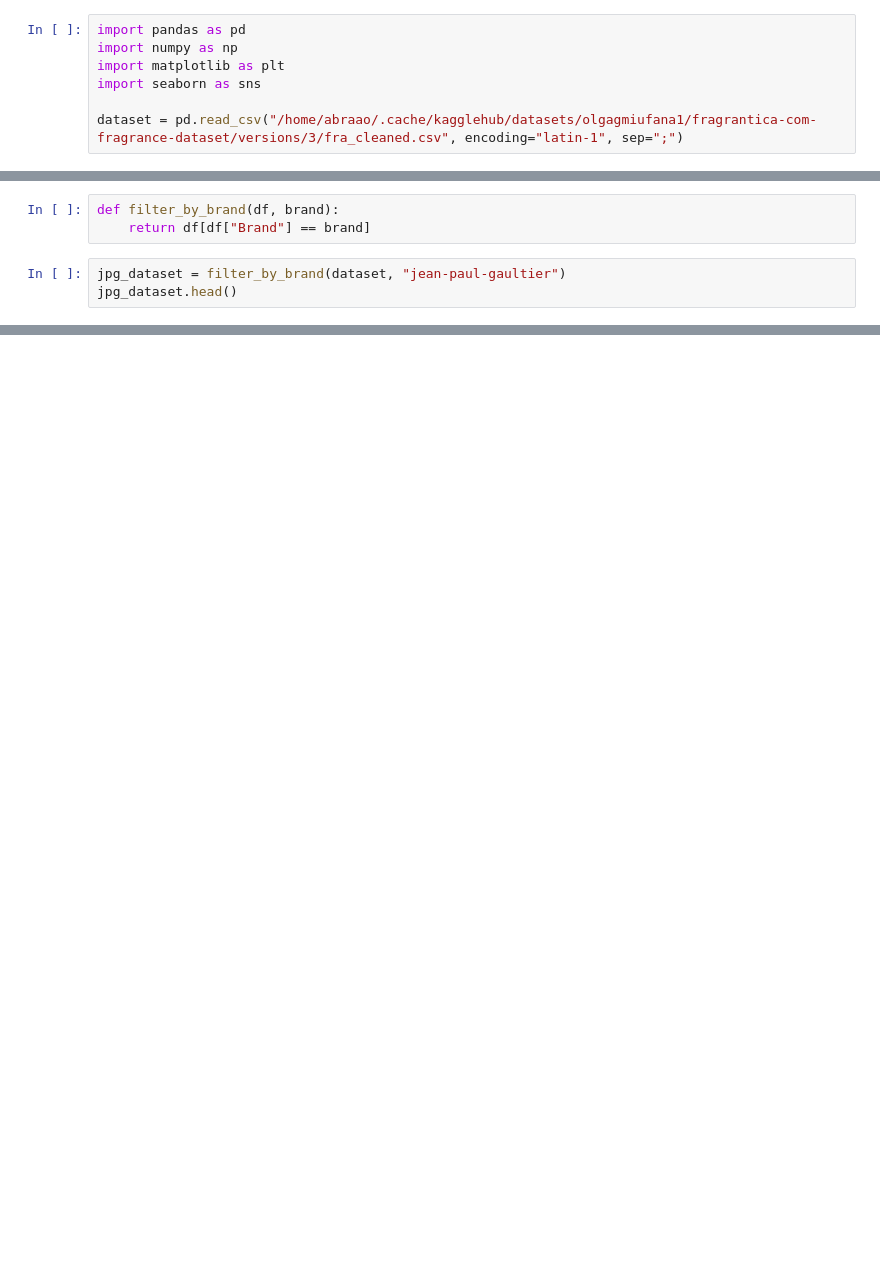
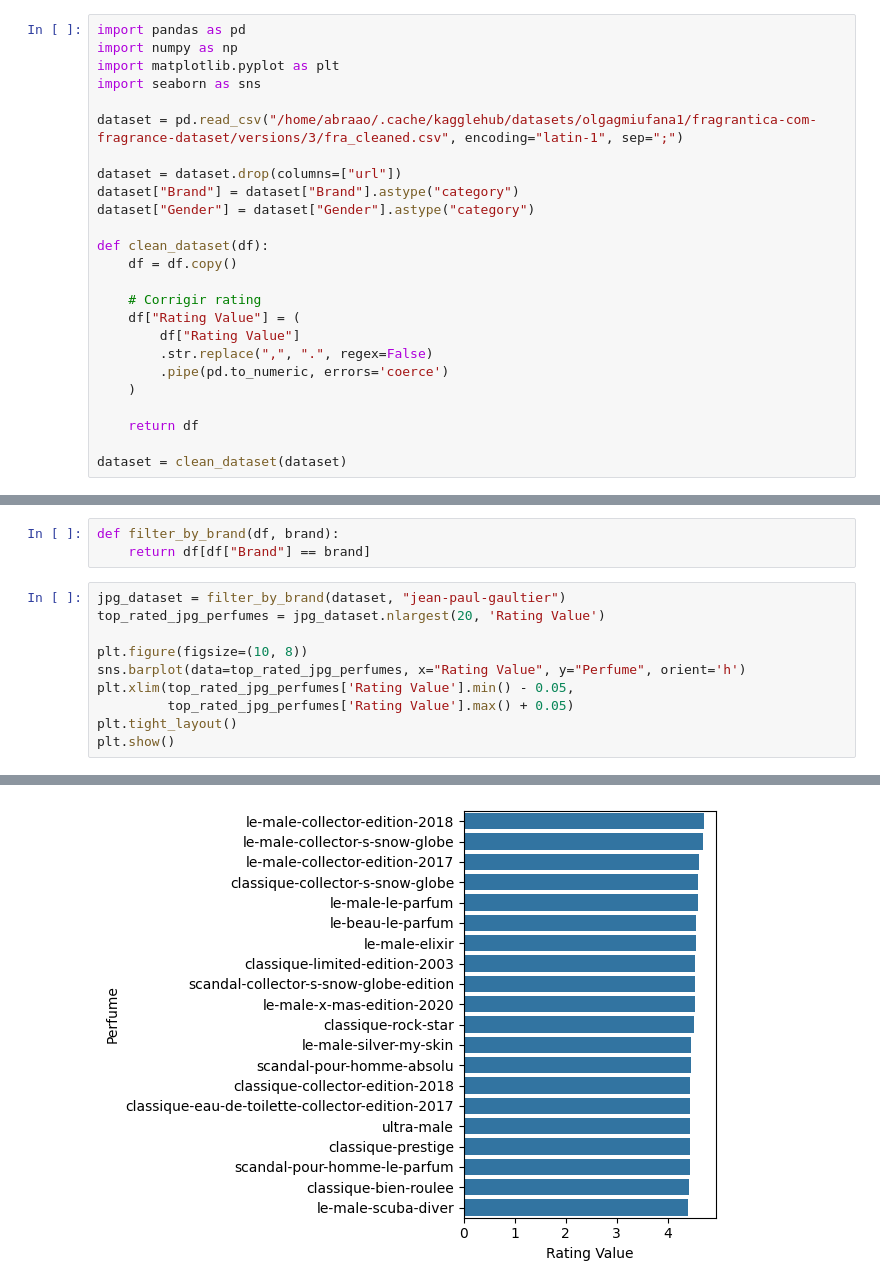
Before and after one commit to abraaorochapb/fragrance_data_analysis, a Jupyter notebook: main.ipynb, the cells around one changed output, grey strips where cells are left out. Drawn from its saved outputs; the diff is of its cells as text; blank space fills up the shorter version.

Commit message:
- Adds dataset: -- Categorization -- Cleaning - JPG top 20 rated Perfumes graph

```diff
--- a/main.ipynb
+++ b/main.ipynb
@@ -5,10 +7,28 @@ print("Path to dataset files:", path)
 # %%
 import pandas as pd
 import numpy as np
-import matplotlib as plt
+import matplotlib.pyplot as plt
 import seaborn as sns
 
 dataset = pd.read_csv("/home/abraao/.cache/kagglehub/datasets/olgagmiufana1/fragrantica-com-fragrance-dataset/versions/3/fra_cleaned.csv", encoding="latin-1", sep=";")
+
+dataset = dataset.drop(columns=["url"])
+dataset["Brand"] = dataset["Brand"].astype("category")
+dataset["Gender"] = dataset["Gender"].astype("category")
+
+def clean_dataset(df):
+    df = df.copy()
+
+    # Corrigir rating
+    df["Rating Value"] = (
+        df["Rating Value"]
+        .str.replace(",", ".", regex=False)
+        .pipe(pd.to_numeric, errors='coerce')
+    )
+
+    return df
+
+dataset = clean_dataset(dataset)
 # %%
 dataset.info()
 # %% [output]
@@ -36,5 +63,12 @@ def filter_by_brand(df, brand):
     return df[df["Brand"] == brand]
 # %%
 jpg_dataset = filter_by_brand(dataset, "jean-paul-gaultier")
-jpg_dataset.head()
+top_rated_jpg_perfumes = jpg_dataset.nlargest(20, 'Rating Value')
+
+plt.figure(figsize=(10, 8))
+sns.barplot(data=top_rated_jpg_perfumes, x="Rating Value", y="Perfume", orient='h')
+plt.xlim(top_rated_jpg_perfumes['Rating Value'].min() - 0.05,
+         top_rated_jpg_perfumes['Rating Value'].max() + 0.05)
+plt.tight_layout()
+plt.show()
 # %% [output]
@@ -46,0 +75 @@ jpg_dataset.head()
+[figure, added]
```
Also changed, not shown: parts of 4 cells of this notebook.
